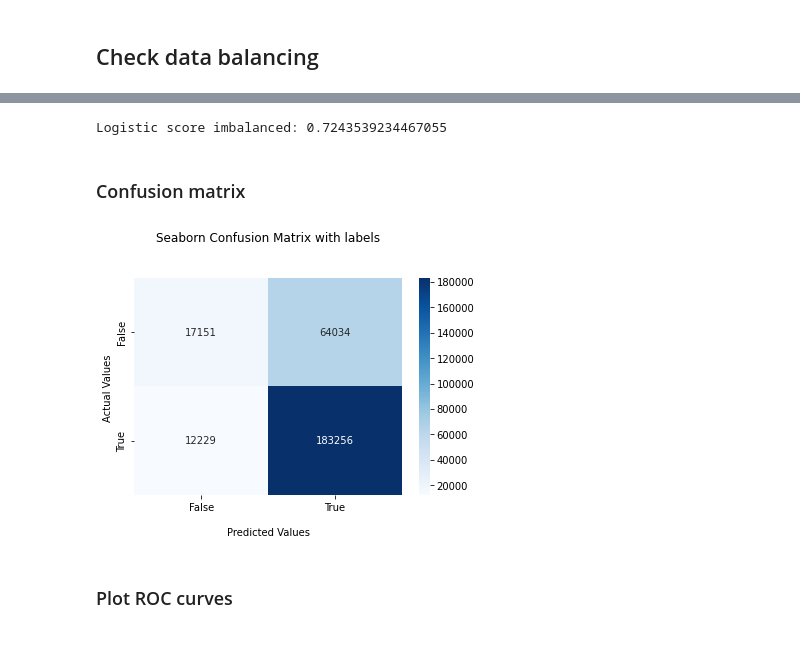
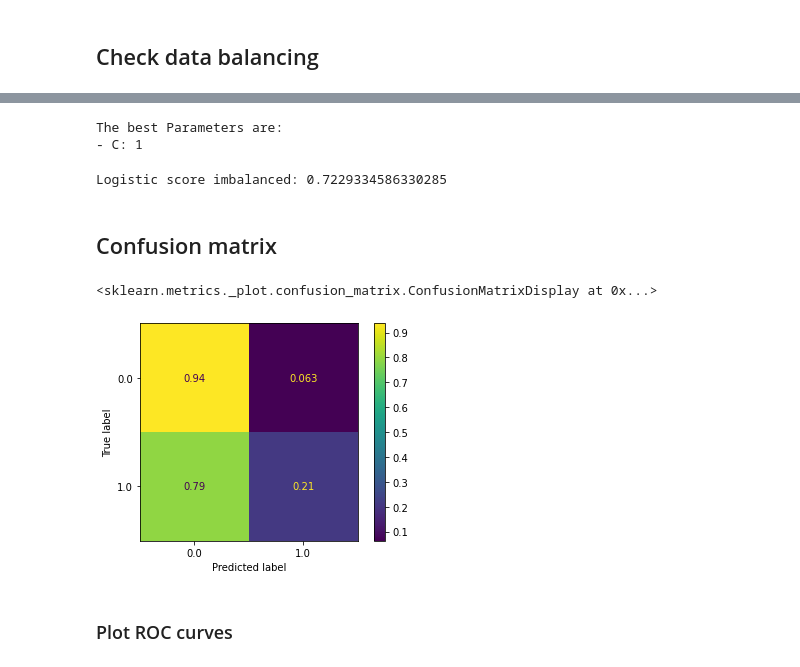
Before and after one commit to apurvk2000/Big-Data-Project, a Jupyter notebook: logistic_forest.ipynb, the cells around one changed output, grey strips where cells are left out. Saved outputs shown, nothing was run; the diff lists cells and outputs as text; code cells hidden in the pictures.

```diff
--- a/logistic_forest.ipynb
+++ b/logistic_forest.ipynb
@@ -101,26 +153,23 @@ model_imb.fit(df[variables], df['loan_status'])
+# %%
+optimal_logit_imb = cv_logit_imb.best_estimator_
+best_parameters_logit_imb = cv_logit_imb.best_params_
+print('The best Parameters are:')
+for key, item in best_parameters_logit_imb.items():
+    print(f'- {key}: {item}')
+# %% [output]
+The best Parameters are:
+- C: 1
 # %%
-print(f'Logistic score imbalanced: {model_imb.score(X_test, y_test)}')
+print(f'Logistic score imbalanced: {optimal_logit_imb.score(X_test, y_test)}')
 # %% [output]
-Logistic score imbalanced: 0.7243539234467055
+Logistic score imbalanced: 0.7229334586330285
 # %% [markdown]
-### Confusion matrix
+## Confusion matrix
-# %%
-imbalanced_predicted = model_imb.predict(X_test)
-cf_matrix = confusion_matrix( y_test, imbalanced_predicted)
-ax = sns.heatmap(cf_matrix, annot=True,cmap='Blues', fmt='g')
-
-ax.set_title('Seaborn Confusion Matrix with labels\n\n');
-ax.set_xlabel('\nPredicted Values')
-ax.set_ylabel('Actual Values ');
-
-## Ticket labels - List must be in alphabetical order
-ax.xaxis.set_ticklabels(['False','True'])
-ax.yaxis.set_ticklabels(['False','True'])
-
-## Display the visualization of the Confusion Matrix.
-plt.show()
-# %% [output]
-[figure, removed]
+# %%
+plot_confusion_matrix(optimal_logit_imb, X_test, y_test, normalize='true')
+# %% [output]
+<sklearn.metrics._plot.confusion_matrix.ConfusionMatrixDisplay at 0x...>
+[figure, added]
 # %% [markdown]
 ### Plot ROC curves
 # %%
```
Also changed, not shown: parts of 42 cells of this notebook.
